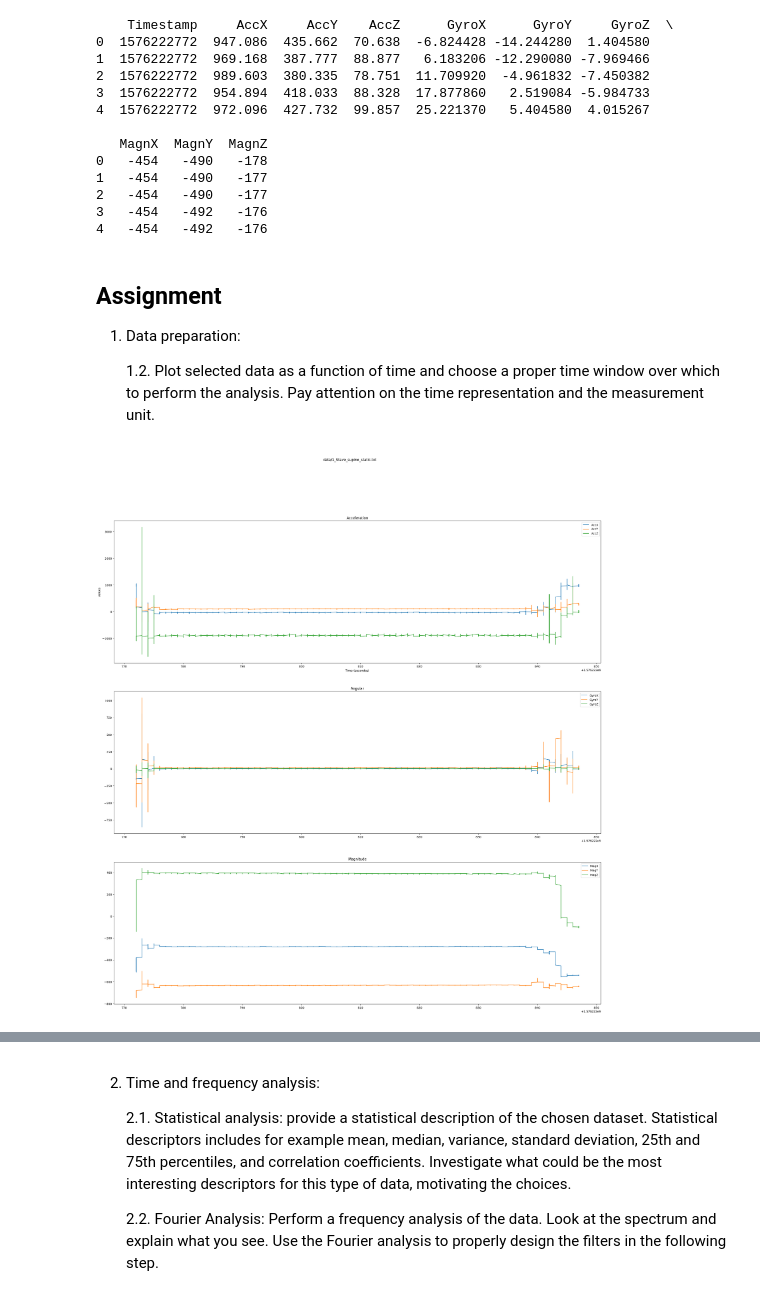
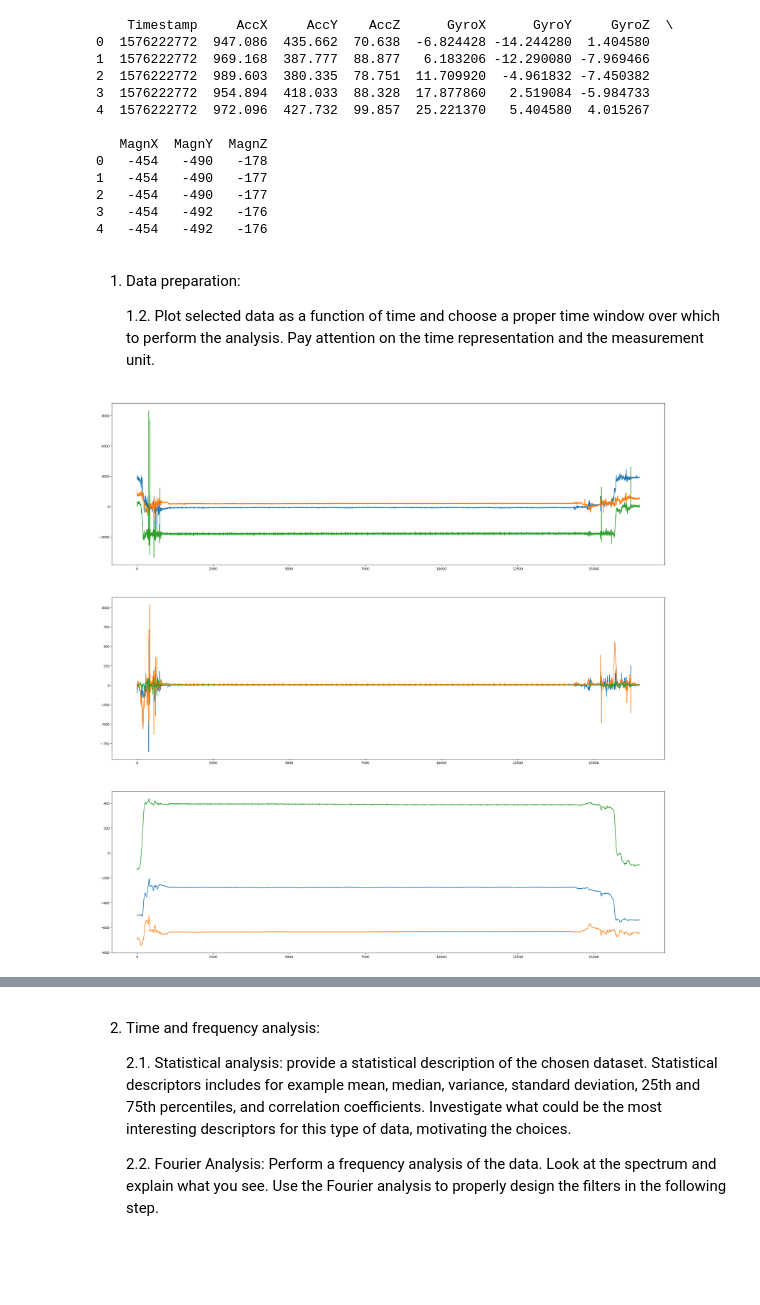
Before and after one commit to superbionicle/ProjectHEART, a Jupyter notebook: Project.ipynb, the cells around one changed output, grey strips where cells are left out. Saved outputs shown, nothing was run; the diff lists cells and outputs as text; code cells hidden in the pictures; blank space fills up the shorter version.

```diff
--- a/Project.ipynb
+++ b/Project.ipynb
@@ -103,4 +103,7 @@ magCalibration_5 = np.array(
         [-0.001861605, 0.008221965, 0.9439077, 630.9805],
     ]
 )
+# %%
+metrics = ["Acc","Gyro","Magn"]
+axes = ["X","Y","Z"]
 # %% [markdown]
@@ -152,43 +150,27 @@ dataFrame = setValues(dataFrame,magCalibration_1,"Magn")
 3   -454   -492   -176
 4   -454   -492   -176
 # %% [markdown]
-## Assignment
-
-
-
 1. Data preparation:
 
     1.2. Plot selected data as a function of time and choose a proper time window over which to perform the analysis. Pay attention on the time representation and the measurement unit.
-# %%
-def graphDataFramePos(iDataFrame, iTitle):
-    time = (iDataFrame["Timestamp"].max()-iDataFrame["Timestamp"][0])
-    figure = plt.figure(figsize=(30, 30))
-    figure.suptitle(str(iTitle))
-
-    ax = figure.add_subplot(3, 1, 1)
-    ax.plot(iDataFrame["Timestamp"], iDataFrame["AccX"],label="AccX")
-    ax.plot(iDataFrame["Timestamp"], iDataFrame["AccY"],label="AccY")
-    ax.plot(iDataFrame["Timestamp"], iDataFrame["AccZ"],label="AccZ")
-    ax.legend()
-    ax.set_xlabel("Time (secondes)")
-    ax.set_ylabel("values")
-    ax.set_title("Acceleration")
-
-    ax = figure.add_subplot(3, 1, 2)
-    ax.plot(iDataFrame["Timestamp"], iDataFrame["GyroX"],label="GyroX")
-    ax.plot(iDataFrame["Timestamp"], iDataFrame["GyroY"],label="GyroY")
-    ax.plot(iDataFrame["Timestamp"], iDataFrame["GyroZ"],label="GyroZ")
-    ax.legend()
-    ax.set_title("Angular")
-
-    ax = figure.add_subplot(3, 1, 3)
-    ax.plot(iDataFrame["Timestamp"], iDataFrame["MagnX"],label="MagX")
-    ax.plot(iDataFrame["Timestamp"], iDataFrame["MagnY"],label="MagY")
-    ax.plot(iDataFrame["Timestamp"], iDataFrame["MagnZ"],label="MagZ")
-    ax.legend()
-    ax.set_title("Magnitude")
-
-graphDataFramePos(dataFrame,SSSFile)
-# TODO : better graphes, change ticks, etc ...
-# %% [output]
-[figure, removed]
+# %%
+def format_func(value, _):
+    if (value >= 0) & (value < len(dataFrame)):
+        ticks = datetime.fromtimestamp(
+            dataFrame["Timestamp"][value]
+        ) - datetime.fromtimestamp(dataFrame["Timestamp"][0])
+        return ticks
+
+
+def graphDataFramePos(iDataFrame):
+    values = np.arange(0, len(iDataFrame), 1)
+
+    _, axs = plt.subplots(3, figsize=(30, 30))
+
+    for index, metric in enumerate(metrics):
+        metricAxe = np.array([metric + axe for axe in axes])
+        axs[index].plot(values, iDataFrame[metricAxe])
+
+graphDataFramePos(dataFrame)
+# %% [output]
+[figure, added]
```
Also changed, not shown: parts of 5 cells of this notebook, 1 other file.
